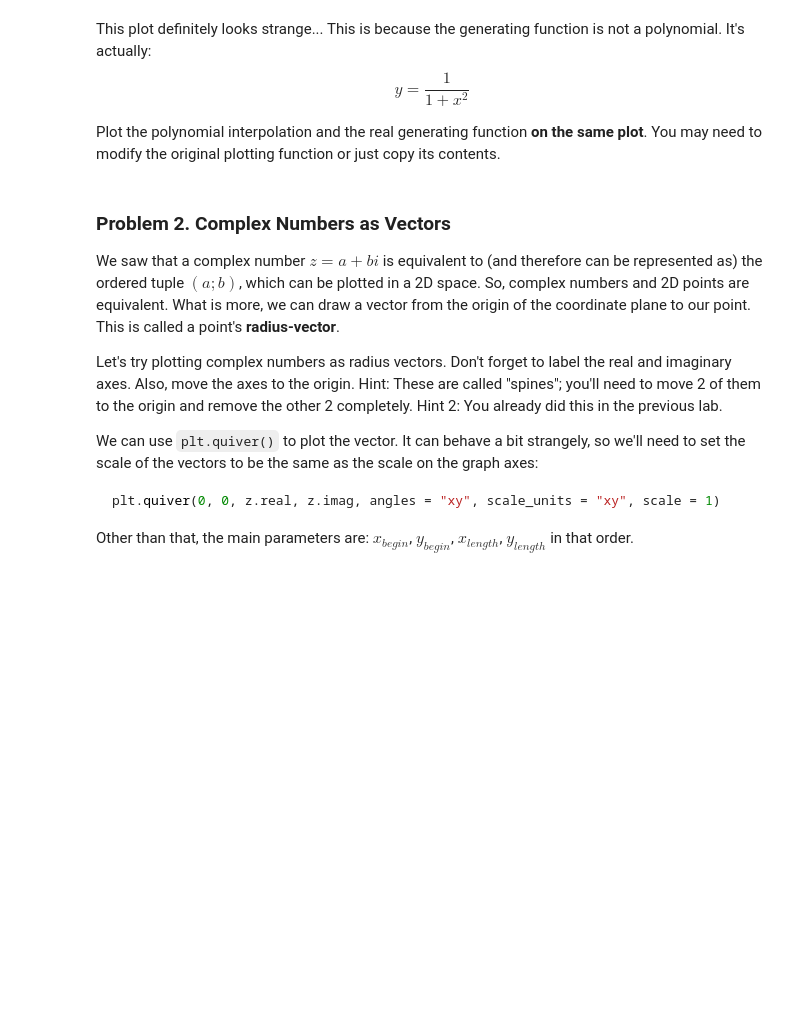
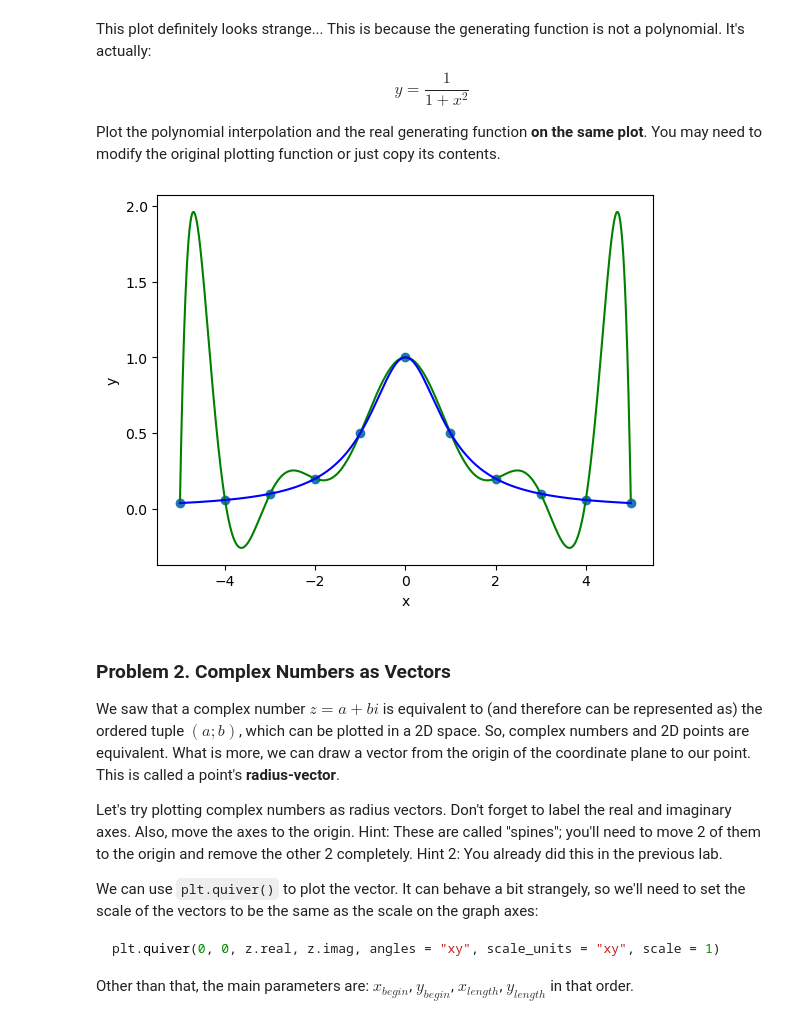
Before and after one commit to cerealBoxx/softuni-math-concepts-for-developers, a Jupyter notebook: 04.Basic-Algebra-Exercise/Basic Algebra Exercise.ipynb, the cells around one changed output. Cells and saved outputs as stored; diff of their text form; code cells hidden in the pictures; blank space fills up the shorter version.

```diff
--- a/04.Basic-Algebra-Exercise/Basic Algebra Exercise.ipynb
+++ b/04.Basic-Algebra-Exercise/Basic Algebra Exercise.ipynb
@@ -123,3 +163,28 @@ Plot the polynomial interpolation and the real generating function **on the same
+# %%
+def interpolate_functions(points, degree, min_x, max_x, number_of_points = 1000):
+    x = points[:, 0]
+    y = points[:, 1]
+
+    polynomial_fn  = Polynomial.fit(x, y, degree)
+    other_fn = lambda x: 1 / (1+ x**2)
+
+    plot_x = np.linspace(min_x, max_x, number_of_points)
+    plot_y = polynomial_fn(plot_x)
+
+    plot_x_other_fn = np.linspace(min_x, max_x, number_of_points)
+    plot_y_other_fn = other_fn(plot_x_other_fn)
+
+
+    plt.plot(plot_x, plot_y, c = "green")
+    plt.plot(plot_x_other_fn, plot_y_other_fn, c = 'blue')
+    plt.scatter(x, y)
+    plt.xlabel("x")
+    plt.ylabel("y")
+    plt.show()
+
+interpolate_functions(points, len(points) - 1, np.min(points[:, 0]), np.max(points[:, 0]))
+# %% [output]
+[figure, added]
 # %% [markdown]
 ### Problem 2. Complex Numbers as Vectors
 We saw that a complex number $z = a + bi$ is equivalent to (and therefore can be represented as) the ordered tuple $(a; b)$, which can be plotted in a 2D space. So, complex numbers and 2D points are equivalent. What is more, we can draw a vector from the origin of the coordinate plane to our point. This is called a point's **radius-vector**.
```
Also changed, not shown: parts of 15 cells of this notebook.
